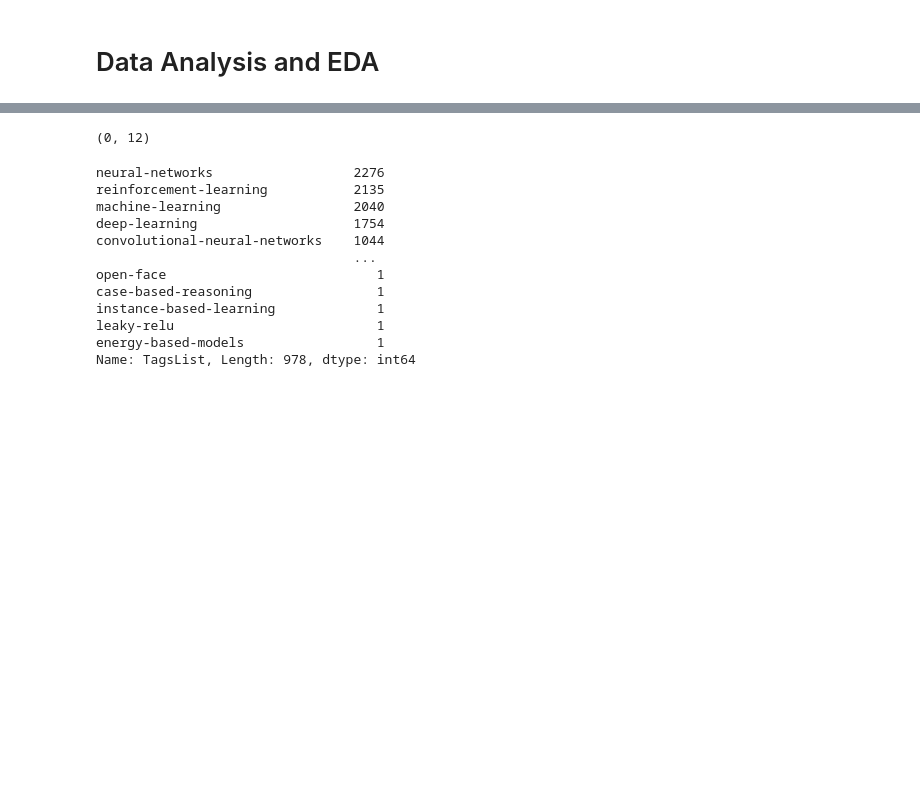
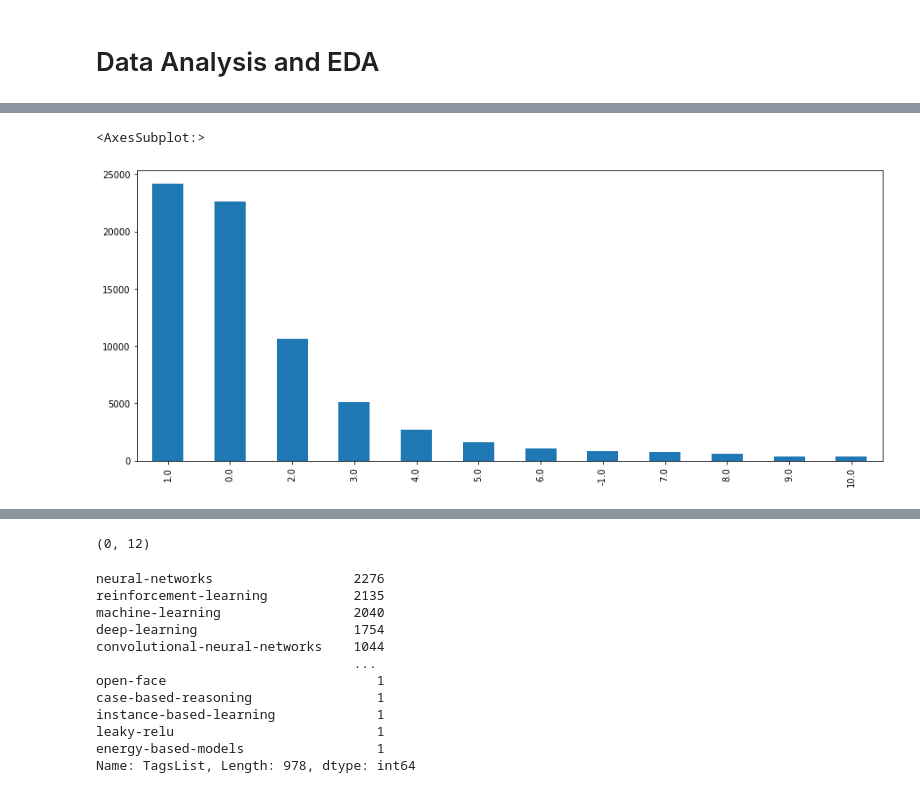
Before and after one commit to muccijacopo/nlp-semantic-search, a Jupyter notebook: notebooks/EDA.ipynb, the cells around one changed output, grey strips where cells are left out. Saved outputs shown, nothing was run; the diff lists cells and outputs as text; code cells hidden in the pictures; blank space fills up the shorter version.

```diff
--- a/notebooks/EDA.ipynb
+++ b/notebooks/EDA.ipynb
@@ -15,3 +105,8 @@ NameError: name 'pd' is not defined
+# %%
+df['Score'].value_counts()[:10].plot(kind='bar', figsize=(15, 6))
+# %% [output]
+<AxesSubplot:>
+[figure, added]
 # %%
 df['Body'].fillna('', inplace=True)
 df['Title'].fillna('', inplace=True)
```
Also changed, not shown: parts of 20 cells of this notebook, 1 other file.
